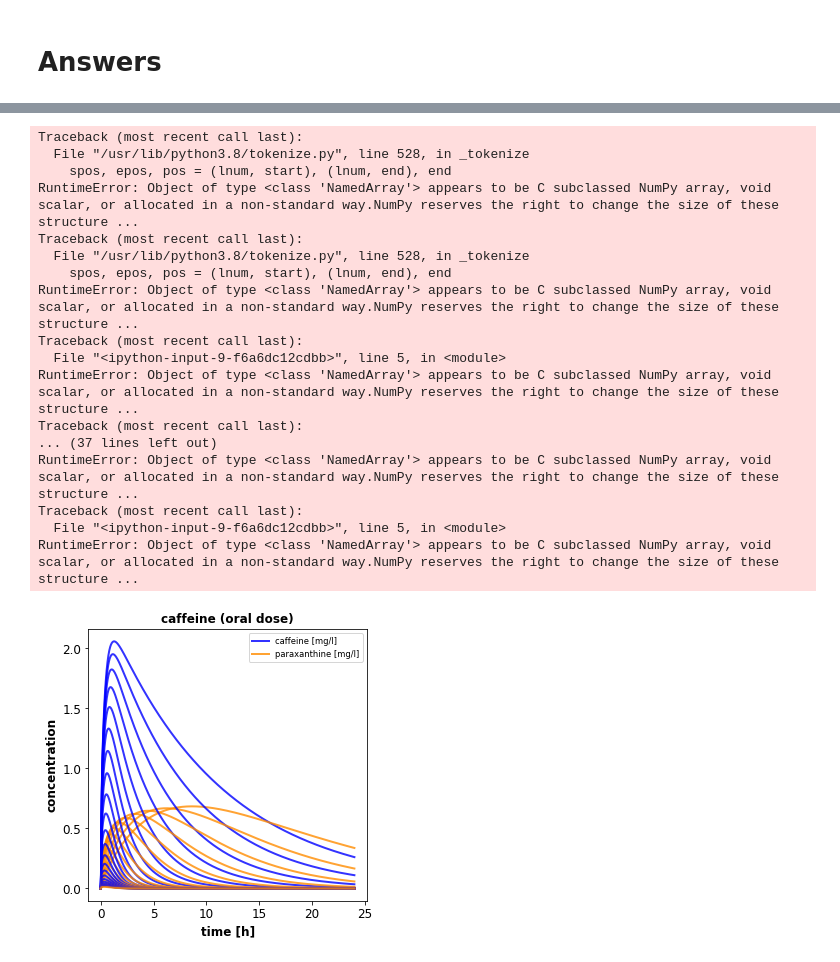
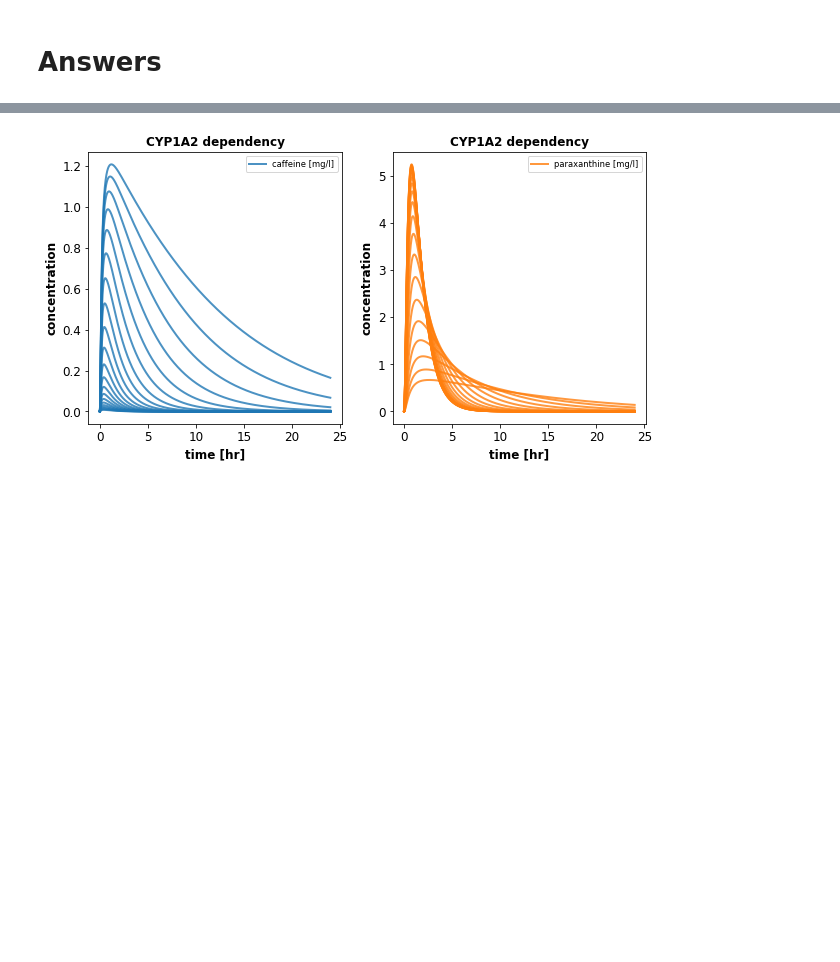
Before and after one commit to matthiaskoenig/pkpd-course, a Jupyter notebook: notebooks/pkpd-answers.ipynb, the cells around one changed output, grey strips where cells are left out. Drawn from its saved outputs; the diff is of its cells as text; code cells hidden in the pictures; blank space fills up the shorter version.

```diff
--- a/notebooks/pkpd-answers.ipynb
+++ b/notebooks/pkpd-answers.ipynb
@@ -150,28 +167,28 @@ No handles with labels found to put in legend.
 # %%
 # intravenous dosing
 # reset model
-r.reset(roadrunner.SelectionRecord.ALL)
+r.resetToOrigin()
 
 # drinking a monster energy drink
 dose = 240  # [mg]
 r['init(IVDOSE_caf)'] = dose  # [mg]
-r['init(BW)'] = 50
+r['BW'] = 50
 
-# simulate the model for 24[h]
-s = simulate(r, start=0, end=2, steps=500)
+# simulate the model for 2[hr]
+s = simulate(r, start=0, end=2*60, steps=500)
 
 # plot venous caffeine & paraxanthine against time
 f1, ax1 = plt.subplots(1, 1, figsize=(5, 5))
-ax1.plot(s.time, s.Cve_caf, linewidth=2, label="caffeine [mg/l]")
-ax1.plot(s.time, s.Cve_px, linewidth=2, label="paraxanthine [mg/l]")
-ax1.set_title('{} [mg] caffeine (oral dose)'.format(dose))
+ax1.plot(s.time/60, s.Mve_caf, linewidth=2, label="caffeine [mg/l]")
+ax1.plot(s.time/60, s.Mve_px, linewidth=2, label="paraxanthine [mg/l]")
+ax1.set_title(f'{dose} [mg] caffeine (oral dose)')
 ax1.set_ylabel('concentration')
-ax1.set_xlabel('time [h]')
+ax1.set_xlabel('time [hr]')
 # ax1.set_yscale("log")
 ax1.legend()
 plt.show()
 
 # find the maximal values
-print("Max caffeine [mg/l]:", s.Cve_caf.max())
-print("Max time [hr]:", s.time[s.Cve_caf.idxmax()])
+print("Max caffeine [mg/l]:", s.Mve_caf.max())
+print("Max time [hr]:", s.time[s.Mve_caf.idxmax()])
 # %% [output]
@@ -192,59 +209,43 @@ Your caffeine clearance by the liver depends on the activity of CYP1A2 in the li
 # %%
 # changes in clearance
 # cyp1a2_values = np.linspace(0, 10, num=11)
 cyp1a2_values = np.logspace(1e-10, 3, num=21)
 
 results = []
 
 for cyp1a2 in cyp1a2_values:
     # reset model to initial state
-    r.reset(roadrunner.SelectionRecord.ALL)
+    r.resetToOrigin()
 
     # set the CYP1A2
     r['init(PODOSE_caf)'] = 100  # [mg]
-    r['init(HLM_CLint_caf)'] = cyp1a2 # [mg]
+    r['LI__cyp1a2'] = cyp1a2 # [mg]
 
     # simulate the model for 24[h]
-    s = simulate(r, start=0, end=24, steps=2000)
+    s = simulate(r, start=0, end=24*60, steps=2000)
     results.append(s)
 
 # plot venous caffeine & paraxanthine against time
-f1, ax1 = plt.subplots(1, 1, figsize=(5, 5))
+f1, (ax1, ax2) = plt.subplots(1, 2, figsize=(10, 5))
 for k, s in enumerate(results):
     if k == 1:
         label = "caffeine [mg/l]"
     else:
         label = "__nolabel__"
-    ax1.plot(s.time, s.Cve_caf, linewidth=2, color="blue", label=label, alpha=0.8)
+    ax1.plot(s.time/60, s.Mve_caf, linewidth=2, color="tab:blue", label=label, alpha=0.8)
     if k == 1:
         label = "paraxanthine [mg/l]"
     else:
         label = "__nolabel__"
-    ax1.plot(s.time, s.Cve_px, linewidth=2, color="darkorange", label=label, alpha=0.8)
-ax1.set_title('caffeine (oral dose)')
-ax1.set_ylabel('concentration')
-ax1.set_xlabel('time [h]')
-ax1.legend()
+    ax2.plot(s.time/60, s.Mve_px, linewidth=2, color="tab:orange", label=label, alpha=0.8)
+for ax in (ax1, ax2):
+    ax.set_title('CYP1A2 dependency')
+    ax.set_ylabel('concentration')
+    ax.set_xlabel('time [hr]')
+    ax.legend()
 plt.show()
 # %% [output]
-Traceback (most recent call last):
-  File "/usr/lib/python3.8/tokenize.py", line 528, in _tokenize
-    spos, epos, pos = (lnum, start), (lnum, end), end
-RuntimeError: Object of type <class 'NamedArray'> appears to be C subclassed NumPy array, void scalar, or allocated in a non-standard way.NumPy reserves the right to change the size of these structure ...
-Traceback (most recent call last):
-  File "/usr/lib/python3.8/tokenize.py", line 528, in _tokenize
-    spos, epos, pos = (lnum, start), (lnum, end), end
-RuntimeError: Object of type <class 'NamedArray'> appears to be C subclassed NumPy array, void scalar, or allocated in a non-standard way.NumPy reserves the right to change the size of these structure ...
-Traceback (most recent call last):
-  File "<ipython-input-9-f6a6dc12cdbb>", line 5, in <module>
-RuntimeError: Object of type <class 'NamedArray'> appears to be C subclassed NumPy array, void scalar, or allocated in a non-standard way.NumPy reserves the right to change the size of these structure ...
-Traceback (most recent call last):
-... (37 lines left out)
-RuntimeError: Object of type <class 'NamedArray'> appears to be C subclassed NumPy array, void scalar, or allocated in a non-standard way.NumPy reserves the right to change the size of these structure ...
-Traceback (most recent call last):
-  File "<ipython-input-9-f6a6dc12cdbb>", line 5, in <module>
-RuntimeError: Object of type <class 'NamedArray'> appears to be C subclassed NumPy array, void scalar, or allocated in a non-standard way.NumPy reserves the right to change the size of these structure ...
-[figure, old version]
+[figure, new version]
 # %%
 # plot maximal concentration vs. bodyweight
 cmax_values = []
```
Also changed, not shown: parts of 10 cells of this notebook, 52 other files.
